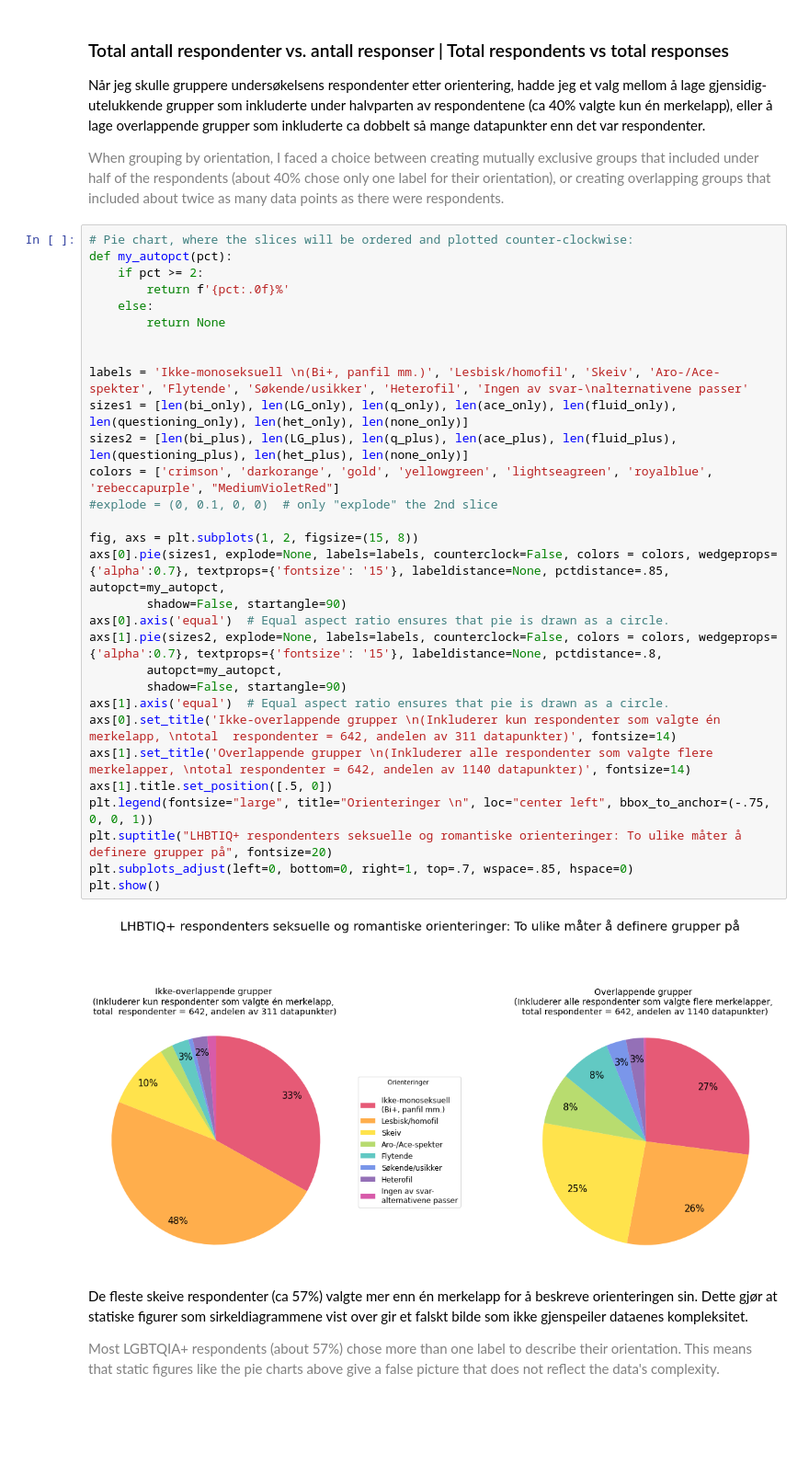
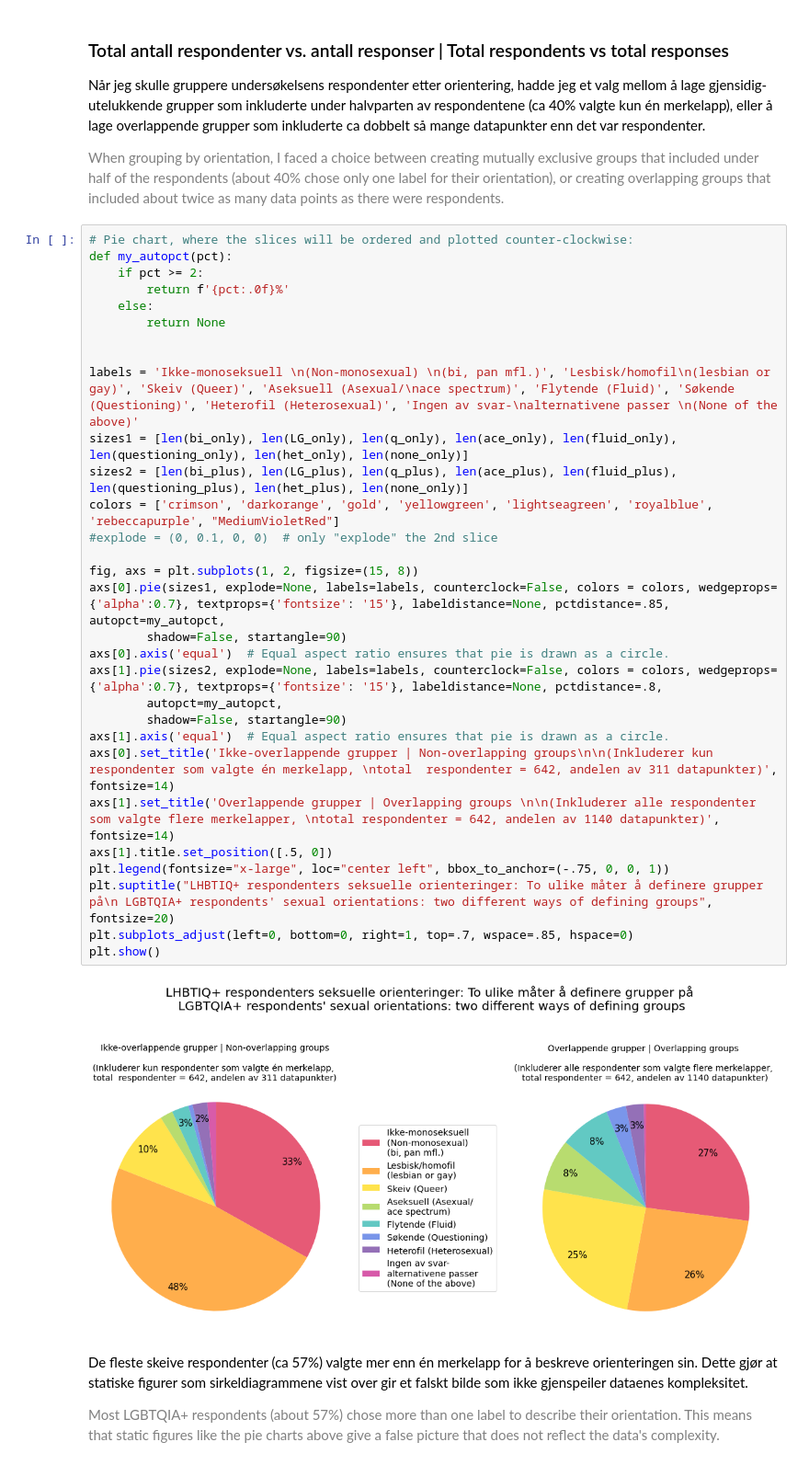
Before and after one commit to kiradelmar/Bibliotek-for-alle, a Jupyter notebook: Widgets.ipynb, the cells around one changed output. Shown at 92% size. Cells and saved outputs as stored; diff of their text form; blank space fills up the shorter version.

```diff
--- a/Widgets.ipynb
+++ b/Widgets.ipynb
@@ -20,35 +20,35 @@ Når jeg skulle gruppere undersøkelsens respondenter etter orientering, hadde j
 # %%
 # Pie chart, where the slices will be ordered and plotted counter-clockwise:
 def my_autopct(pct):
     if pct >= 2:
         return f'{pct:.0f}%'
     else:
         return None
 
 
-labels = 'Ikke-monoseksuell \n(Bi+, panfil mm.)', 'Lesbisk/homofil', 'Skeiv', 'Aro-/Ace-spekter', 'Flytende', 'Søkende/usikker', 'Heterofil', 'Ingen av svar-\nalternativene passer'
+labels = 'Ikke-monoseksuell \n(Non-monosexual) \n(bi, pan mfl.)', 'Lesbisk/homofil\n(lesbian or gay)', 'Skeiv (Queer)', 'Aseksuell (Asexual/\nace spectrum)', 'Flytende (Fluid)', 'Søkende (Questioning)', 'Heterofil (Heterosexual)', 'Ingen av svar-\nalternativene passer \n(None of the above)'
 sizes1 = [len(bi_only), len(LG_only), len(q_only), len(ace_only), len(fluid_only), len(questioning_only), len(het_only), len(none_only)]
 sizes2 = [len(bi_plus), len(LG_plus), len(q_plus), len(ace_plus), len(fluid_plus), len(questioning_plus), len(het_plus), len(none_only)]
 colors = ['crimson', 'darkorange', 'gold', 'yellowgreen', 'lightseagreen', 'royalblue', 'rebeccapurple', "MediumVioletRed"]
 #explode = (0, 0.1, 0, 0)  # only "explode" the 2nd slice
 
 fig, axs = plt.subplots(1, 2, figsize=(15, 8))
 axs[0].pie(sizes1, explode=None, labels=labels, counterclock=False, colors = colors, wedgeprops={'alpha':0.7}, textprops={'fontsize': '15'}, labeldistance=None, pctdistance=.85, autopct=my_autopct,
         shadow=False, startangle=90)
 axs[0].axis('equal')  # Equal aspect ratio ensures that pie is drawn as a circle.
 axs[1].pie(sizes2, explode=None, labels=labels, counterclock=False, colors = colors, wedgeprops={'alpha':0.7}, textprops={'fontsize': '15'}, labeldistance=None, pctdistance=.8,
         autopct=my_autopct,
         shadow=False, startangle=90)
 axs[1].axis('equal')  # Equal aspect ratio ensures that pie is drawn as a circle.
-axs[0].set_title('Ikke-overlappende grupper \n(Inkluderer kun respondenter som valgte én merkelapp, \ntotal  respondenter = 642, andelen av 311 datapunkter)', fontsize=14)
-axs[1].set_title('Overlappende grupper \n(Inkluderer alle respondenter som valgte flere merkelapper, \ntotal respondenter = 642, andelen av 1140 datapunkter)', fontsize=14)
+axs[0].set_title('Ikke-overlappende grupper | Non-overlapping groups\n\n(Inkluderer kun respondenter som valgte én merkelapp, \ntotal  respondenter = 642, andelen av 311 datapunkter)', fontsize=14)
+axs[1].set_title('Overlappende grupper | Overlapping groups \n\n(Inkluderer alle respondenter som valgte flere merkelapper, \ntotal respondenter = 642, andelen av 1140 datapunkter)', fontsize=14)
 axs[1].title.set_position([.5, 0])
-plt.legend(fontsize="large", title="Orienteringer \n", loc="center left", bbox_to_anchor=(-.75, 0, 0, 1))
-plt.suptitle("LHBTIQ+ respondenters seksuelle og romantiske orienteringer: To ulike måter å definere grupper på", fontsize=20)
+plt.legend(fontsize="x-large", loc="center left", bbox_to_anchor=(-.75, 0, 0, 1))
+plt.suptitle("LHBTIQ+ respondenters seksuelle orienteringer: To ulike måter å definere grupper på\n LGBTQIA+ respondents' sexual orientations: two different ways of defining groups", fontsize=20)
 plt.subplots_adjust(left=0, bottom=0, right=1, top=.7, wspace=.85, hspace=0)
 plt.show()
 # %% [output]
-[figure, old version]
+[figure, new version]
 # %% [markdown]
 De fleste skeive respondenter (ca 57%) valgte mer enn én merkelapp for å beskreve orienteringen sin. Dette gjør at statiske figurer som sirkeldiagrammene vist over gir et falskt bilde som ikke gjenspeiler dataenes kompleksitet.
 
```
Also changed, not shown: parts of 3 cells of this notebook.
